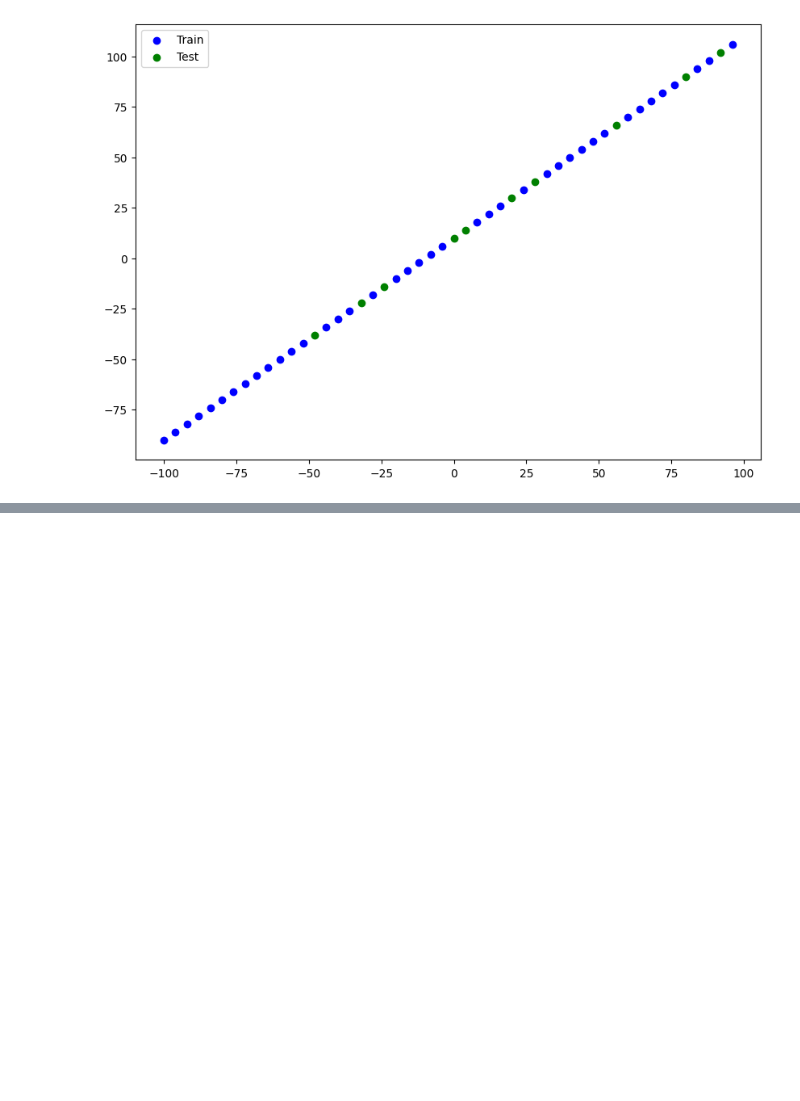
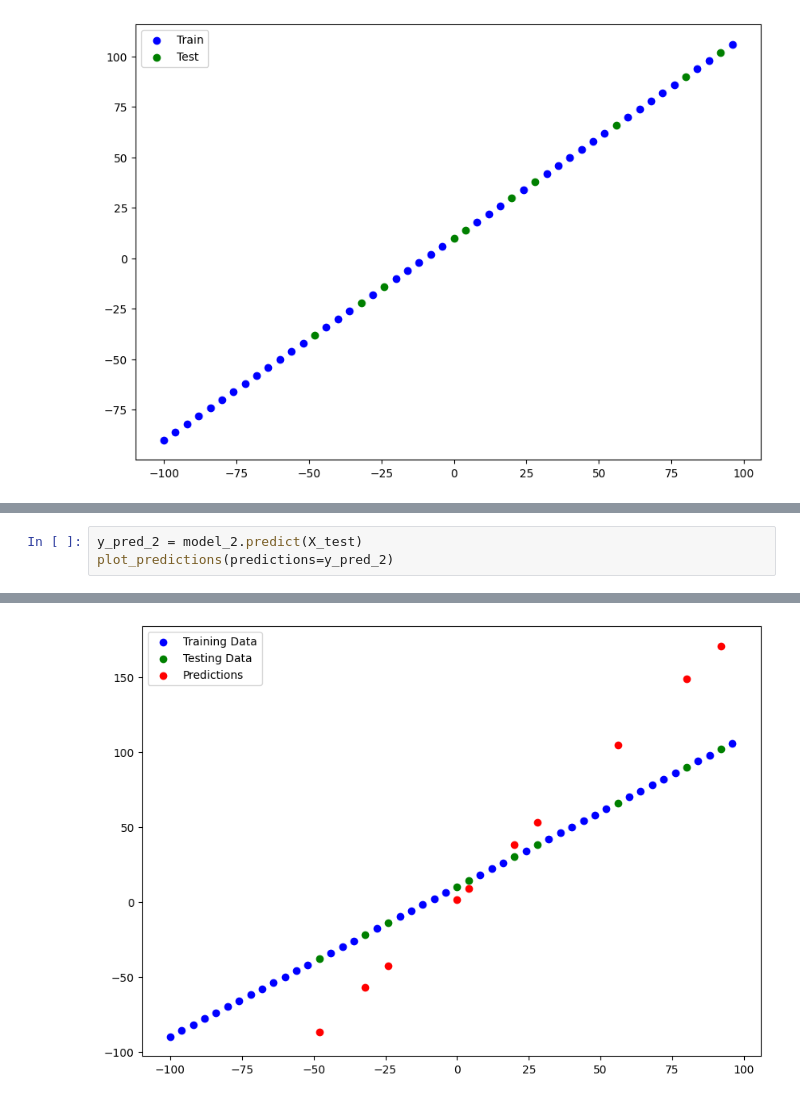
Before and after one commit to xnomnomzx/tensorflow-deep-learning, a Jupyter notebook: 01_regression.ipynb, the cells around one changed output, grey strips where cells are left out. Drawn from its saved outputs; the diff is of its cells as text; blank space fills up the shorter version.

```diff
--- a/01_regression.ipynb
+++ b/01_regression.ipynb
@@ -215,0 +348,4 @@ plt.legend();
+# %%
+y_pred_2 = model_2.predict(X_test)
+plot_predictions(predictions=y_pred_2)
+# %% [output]
@@ -215,0 +353 @@ plt.legend();
+[figure, added]
```
Also changed, not shown: parts of 42 cells of this notebook.
